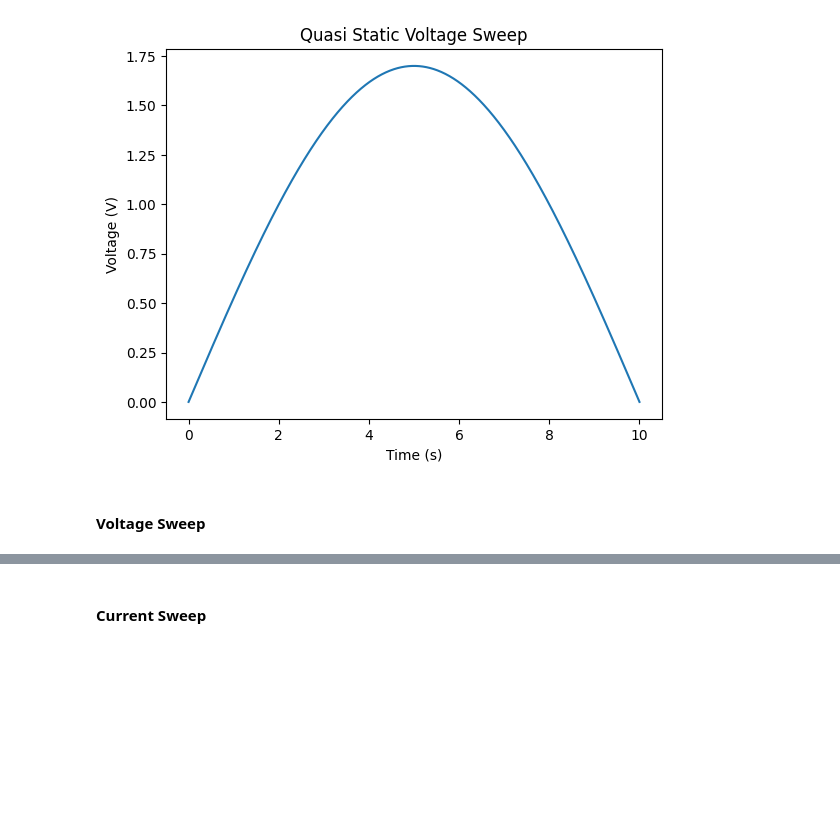
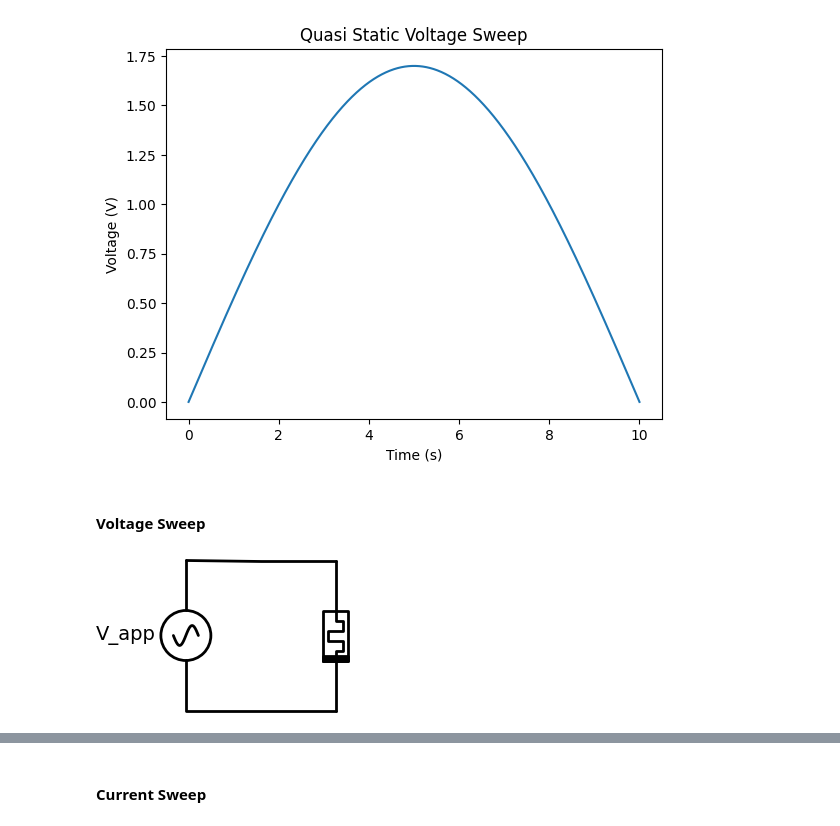
Before and after one commit to Sumalyo/MONN_work, a Jupyter notebook: Memristor_Tasks.ipynb, the cells around one changed output, grey strips where cells are left out. Drawn from its saved outputs; the diff is of its cells as text; code cells hidden in the pictures; blank space fills up the shorter version.

```diff
--- a/Memristor_Tasks.ipynb
+++ b/Memristor_Tasks.ipynb
@@ -145,6 +189,16 @@ def sweep_gen_I_1(t,t_final):
         return (peak / (t_final)) * t
 # %% [markdown]
 #### Voltage Sweep
+# %%
+# Draw the circuit
+
+with schemdraw.Drawing():
+  elm.Line().right()
+  elm.Memristor().up()
+  elm.Line().left()
+  elm.SourceSin().down().label("V_app")
+# %% [output]
+[figure, added]
 # %%
 mem = Memristor()
 t_final = 10
```
Also changed, not shown: parts of 5 cells of this notebook.
